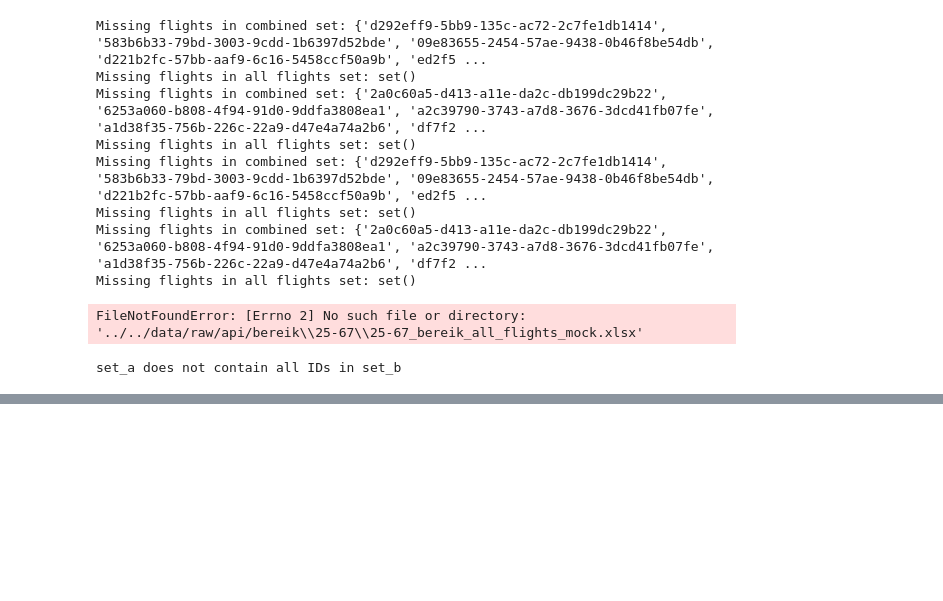
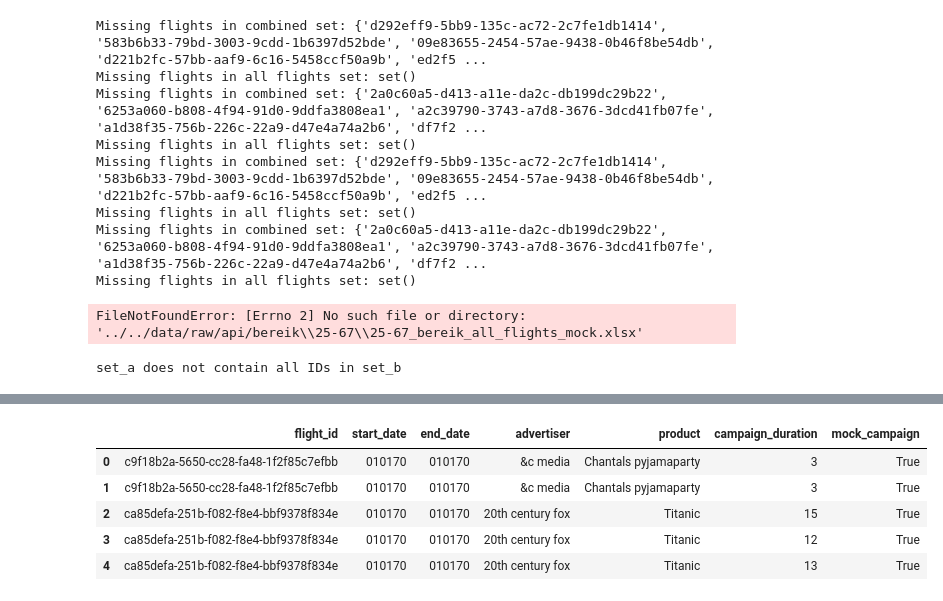
Before and after one commit to JordysHub/CampTvNew, a Jupyter notebook: src/utils/test_clean_flights.ipynb, the cells around one changed output, grey strips where cells are left out. Saved outputs shown, nothing was run; the diff lists cells and outputs as text; code cells hidden in the pictures; blank space fills up the shorter version.

```diff
--- a/src/utils/test_clean_flights.ipynb
+++ b/src/utils/test_clean_flights.ipynb
@@ -56,3 +56,6 @@ else:
     print("set_a does not contain all IDs in set_b")
 # %% [output]
 set_a does not contain all IDs in set_b
+# %%
+mylist = [1,2,3]
+a , b, c = mylist
@@ -58,0 +104,7 @@ set_a does not contain all IDs in set_b
+# %%
+df_mocks = pd.read_excel('../../data/interim/flights/all_mock_campaigns.xlsx')
+df_mocks['start_date'] = pd.to_datetime(df_mocks['start_date']).dt.strftime("%d%m%y")
+df_mocks['end_date'] = pd.to_datetime(df_mocks['end_date']).dt.strftime("%d%m%y")
+df_mocks['mock_campaign'] = True
+# %%
+df_mocks['flight_id'] = df_mocks.apply(generate_uuid_from_columns, axis=1)
@@ -58,0 +129,9 @@ set_a does not contain all IDs in set_b
+# %%
+df_mocks.head()
+# %% [output]
+|  | flight_id | start_date | end_date | advertiser | product | campaign_duration | mock_campaign |
+| 0 | c9f18b2a-5650-cc28-fa48-1f2f85c7efbb | 010170 | 010170 | &c media | Chantals pyjamaparty | 3 | True |
+| 1 | c9f18b2a-5650-cc28-fa48-1f2f85c7efbb | 010170 | 010170 | &c media | Chantals pyjamaparty | 3 | True |
+| 2 | ca85defa-251b-f082-f8e4-bbf9378f834e | 010170 | 010170 | 20th century fox | Titanic | 15 | True |
+| 3 | ca85defa-251b-f082-f8e4-bbf9378f834e | 010170 | 010170 | 20th century fox | Titanic | 12 | True |
+| 4 | ca85defa-251b-f082-f8e4-bbf9378f834e | 010170 | 010170 | 20th century fox | Titanic | 13 | True |
```
Also changed, not shown: parts of 2 cells of this notebook, 24 other files.
